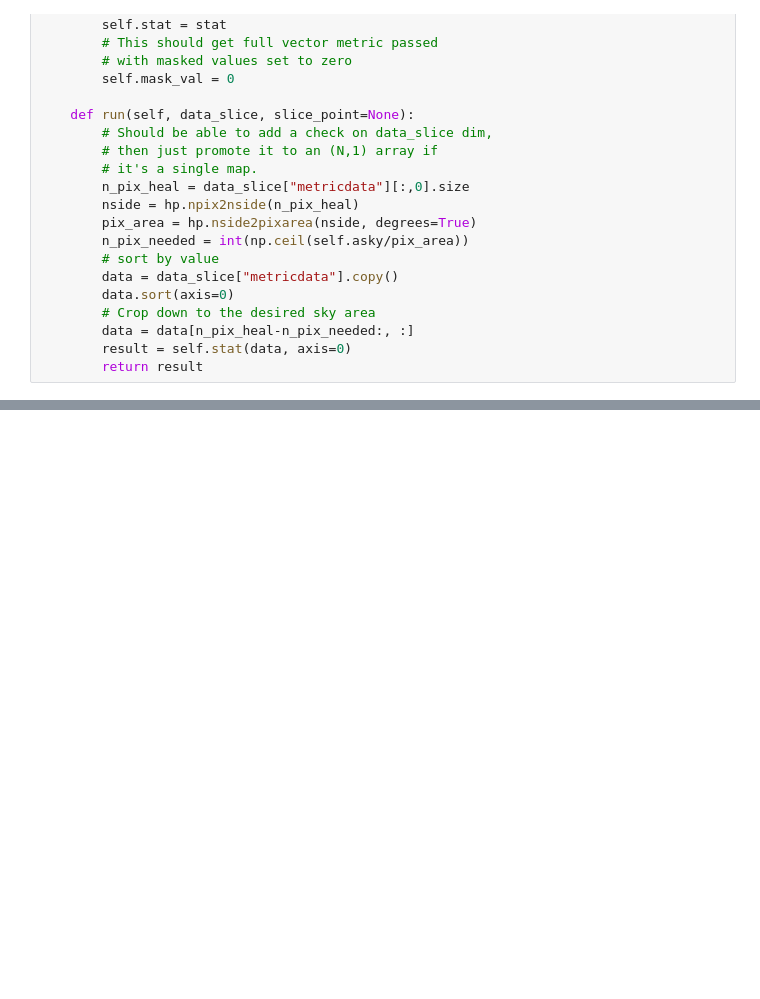
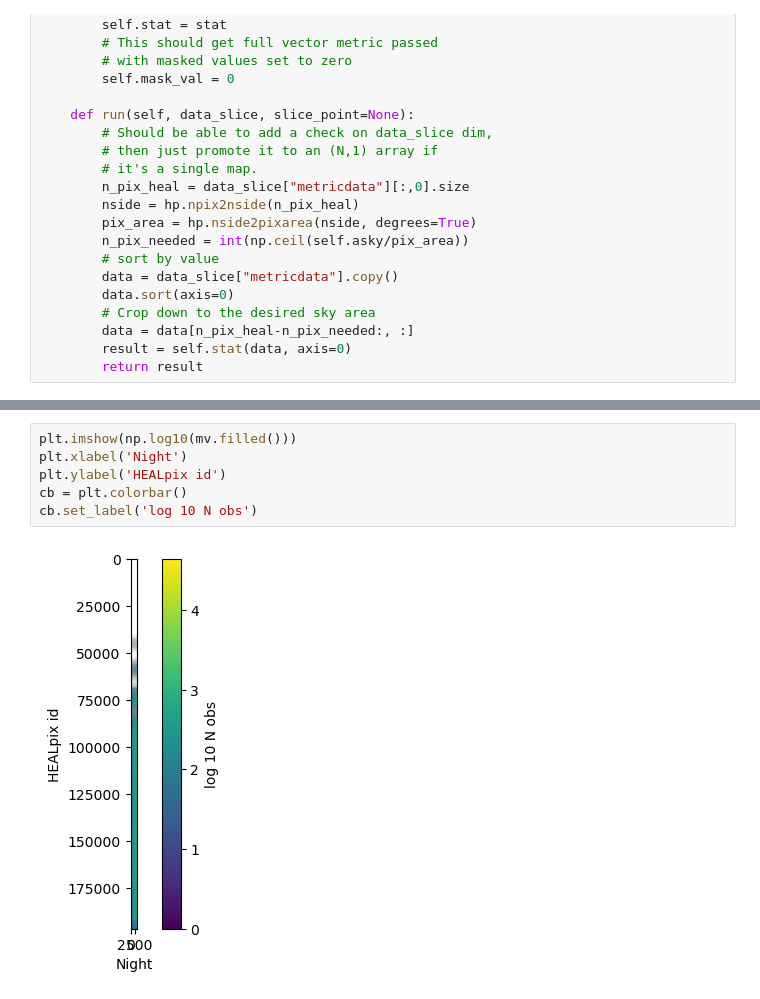
Before and after one commit to yoachim/25_scratch, a Jupyter notebook: vector_metrics/fonv_time.ipynb, the cells around one changed output, grey strips where cells are left out. Cells and saved outputs as stored; diff of their text form; blank space fills up the shorter version.

```diff
--- a/vector_metrics/fonv_time.ipynb
+++ b/vector_metrics/fonv_time.ipynb
@@ -94,2 +117,10 @@ mv = bd['baseline_v4_3_1_10yrs_AccumulateCount_night_HEAL'].metric_values
+# %%
+plt.imshow(np.log10(mv.filled()))
+plt.xlabel('Night')
+plt.ylabel('HEALpix id')
+cb = plt.colorbar()
+cb.set_label('log 10 N obs')
+# %% [output]
+[figure, added]
 # %%
 # Take a look at time-value 20.
```
Also changed, not shown: parts of 15 cells of this notebook, 1 other file.
